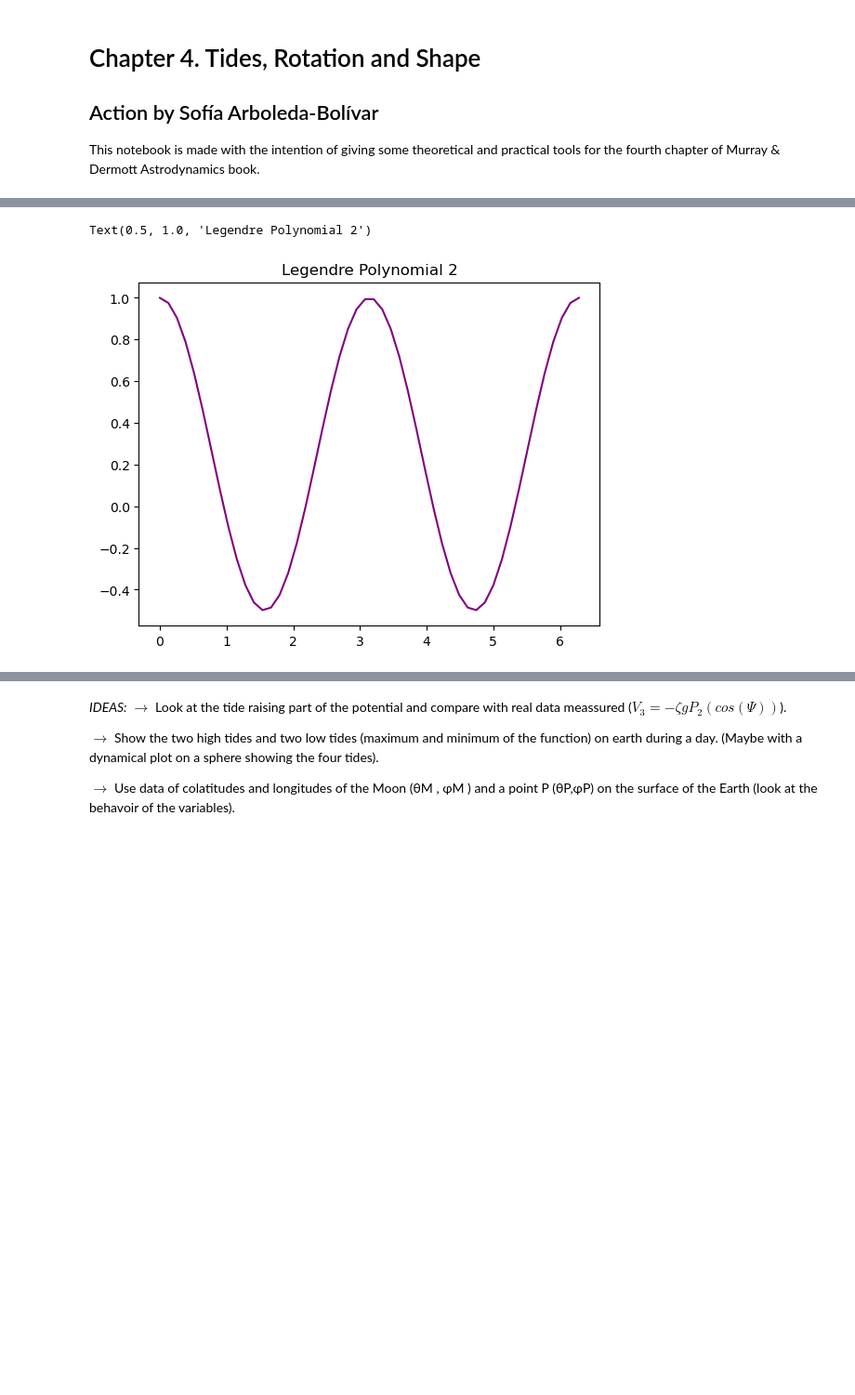
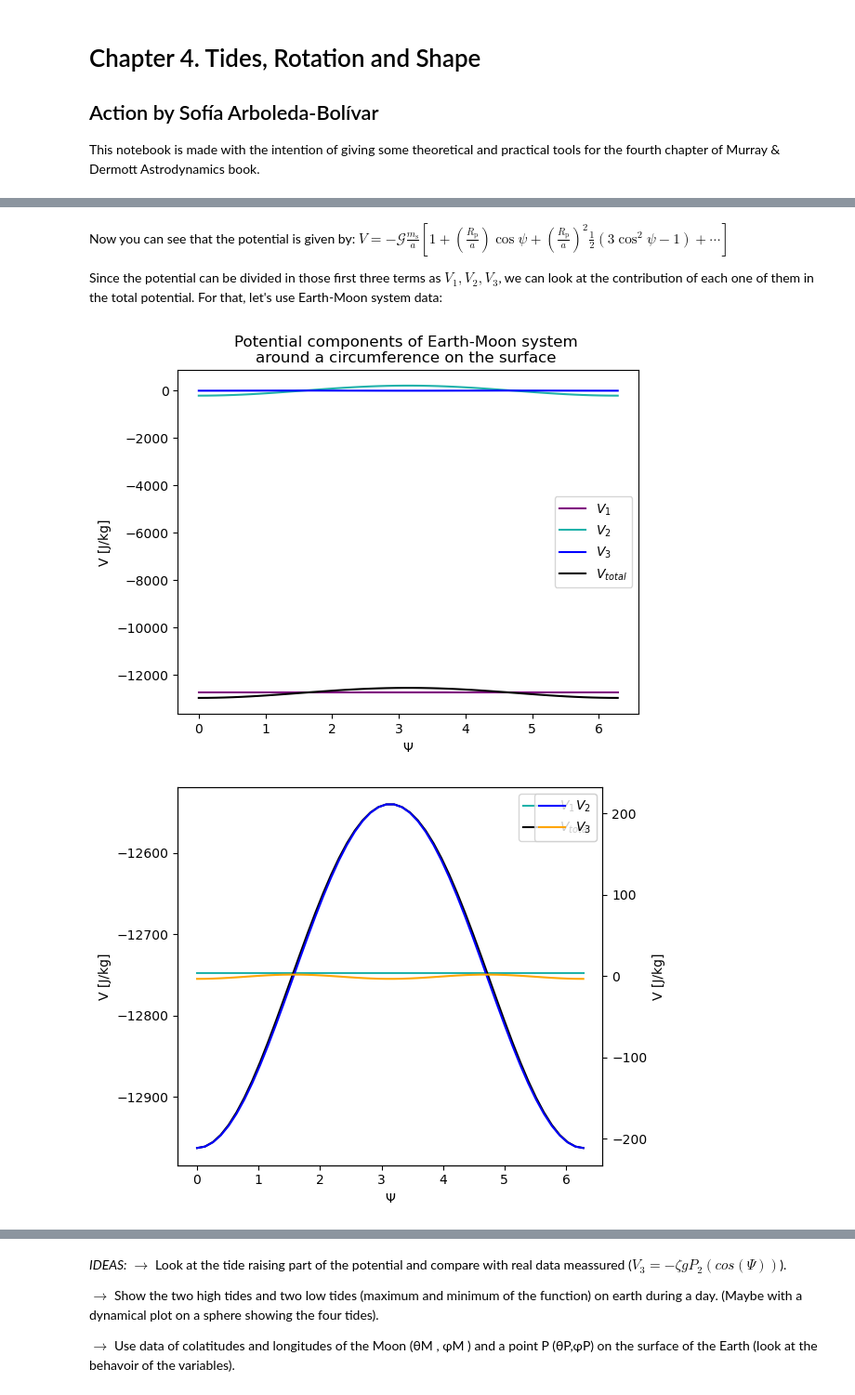
Before and after one commit to seap-udea/murray-dermott-action, a Jupyter notebook: TidesShape/Tides_Rotation_Shape .ipynb, the cells around one changed output, grey strips where cells are left out. Shown at 93% size. Drawn from its saved outputs; the diff is of its cells as text; code cells hidden in the pictures; blank space fills up the shorter version.

```diff
--- a/TidesShape/Tides_Rotation_Shape .ipynb
+++ b/TidesShape/Tides_Rotation_Shape .ipynb
@@ -27,18 +31,15 @@ And since $R_p/a << 1$, $\triangle$ can be expaned binomially, let's do it using
 # %%
-x, a, psi = sym.symbols('x, a, y')
+#Define x as the Rp/a ratio to expand around it
+x, psi = sym.symbols('x, Psi')
 
-# Define the binomial expression
-expr = (1-2*(x)*sym.cos(psi))**(1/2)#+(x/a)**2)**(1/2)
-#expr = (1-a*x+x**2)**(0.5)
+# Define the expression (here we use a negative exponential
+    #due to the position of the polynomial in the potential formula).
 
-#Perform of binomial expansion
-expanded_expr = sym.expand(expr, binomial=True)
-
-display(expanded_expr)
+expr = (1-2*x*sym.cos(psi)+ x**2 )**(-1/2)
 
 #Perform of Taylor series expansion
-taylor_series = sym.series(expr, x, n=5)
+taylor_series = sym.series(expr, x, n=3)
 
+display(Markdown('The corresponding expansion is'))
 display(taylor_series)
-display(sym.collect(taylor_series, x))
 # %% [output]
@@ -48,10 +54,60 @@ $\displaystyle 1 - 1.0 x \cos{\left(y \right)} - 0.5 x^{2} \cos^{2}{\left(y \rig
+# %% [markdown]
+Now you can see that the potential is given by:
+$V=-\mathcal{G} \frac{m_{\mathrm{s}}}{a}\left[1+\left(\frac{R_{\mathrm{p}}}{a}\right) \cos \psi+\left(\frac{R_{\mathrm{p}}}{a}\right)^2 \frac{1}{2}\left(3 \cos ^2 \psi-1\right)+\cdots\right]$
+
+Since the potential can be divided in those first three terms as $V_1, V_2, V_3$, we can look at the contribution of each one of them in the total potential. For that, let's use Earth-Moon system data:
 # %%
-P_2 = lambda x: (1/2)*(3*np.cos(x)**2 - 1)
+# Parameters
+R_t = float(const.R_earth.value)
+G = float(const.G.value)
+a_em = 384400e3 # Mean Earth-Moon distance
+m_s = 7.342e22 # Moon mass
 
 x_s = np.linspace(0, 2*np.pi)
 
-plt.plot(x_s, P_2(x_s), c='purple')
-plt.title('Legendre Polynomial 2')
+P_2 = lambda psi: (1/2)*(3*np.cos(psi)**2 - 1)
+V1 = np.array([-G*(m_s/a_em) for i in range(len(x_s))]) #Array with constant value
+V2 = lambda psi: V1*(R_t/a_em)*np.cos(psi)
+V3 = lambda psi: V1*(R_t/a_em)**2*P_2(psi)
+
+
+#Triangle function
+serie_truncada = taylor_series.removeO() #Remove the higher order factor from the taylor series
+V = sym.lambdify((psi, x), serie_truncada,'numpy') #Lambdification of function in terms of psi and x
+
+
+# Total potential
+V_tot = V1[0]*V(x_s, R_t/a_em)
+
+plt.plot(x_s, V1, c='purple', label='$V_{1}$')
+plt.plot(x_s, V2(x_s), c='lightseagreen', label='$V_{2}$')
+plt.plot(x_s, V3(x_s), c='blue', label='$V_{3}$')
+plt.plot(x_s, V_tot, c='black', label='$V_{total}$' )
+plt.title('Potential components of Earth-Moon system \naround a circumference on the surface ')
+plt.xlabel('$\Psi$')
+plt.ylabel('V [J/kg]')
+plt.legend()
+
+
+fig, ax1 = plt.subplots()
+
+ax1.set_xlabel('$\Psi$')
+ax1.set_ylabel('V [J/kg]')
+ax1.plot(x_s, V1, color='lightseagreen', label='$V_{1}$')
+ax1.plot(x_s, V_tot, color='black', label='$V_{total}$')
+ax1.tick_params(axis='y')
+ax1.legend()
+
+ax2 = ax1.twinx()  # instantiate a second axes that shares the same x-axis
+
+ax2.set_ylabel('V [J/kg]')  # we already handled the x-label with ax1
+ax2.plot(x_s, V2(x_s), c='blue', label='$V_{2}$')
+ax2.plot(x_s, V3(x_s), c='orange', label='$V_{3}$')
+ax2.tick_params(axis='y')
+ax2.legend()
+
+fig.tight_layout()  # otherwise the right y-label is slightly clipped
+plt.show()
 # %% [output]
-Text(0.5, 1.0, 'Legendre Polynomial 2')
-[figure, old version]
+[figure, new version]
+[figure, added]
```
Also changed, not shown: parts of 6 cells of this notebook, 2 other files.
